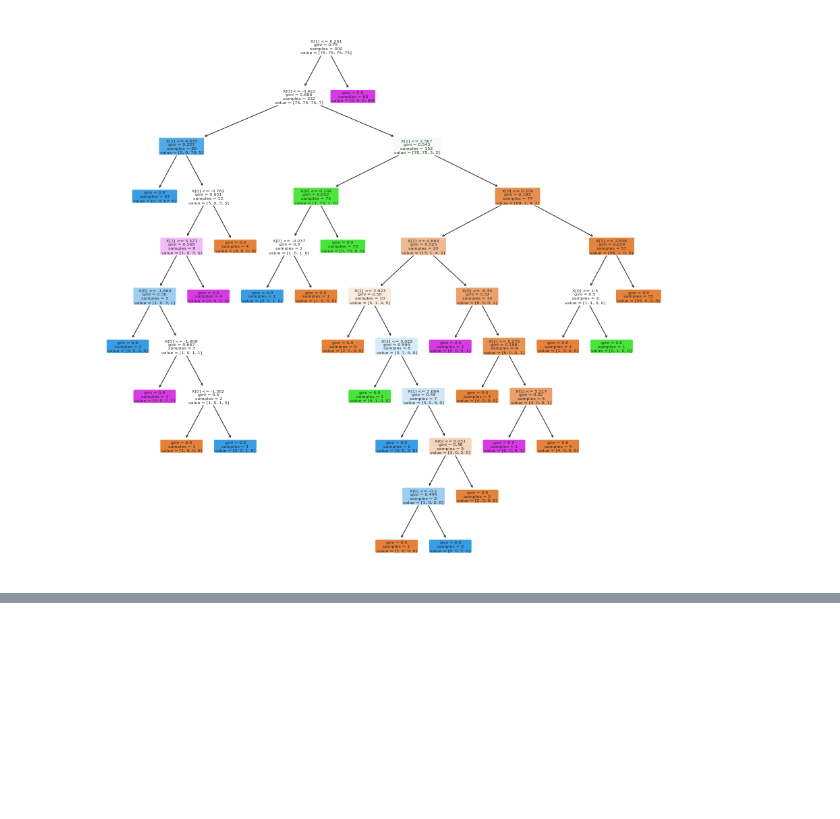
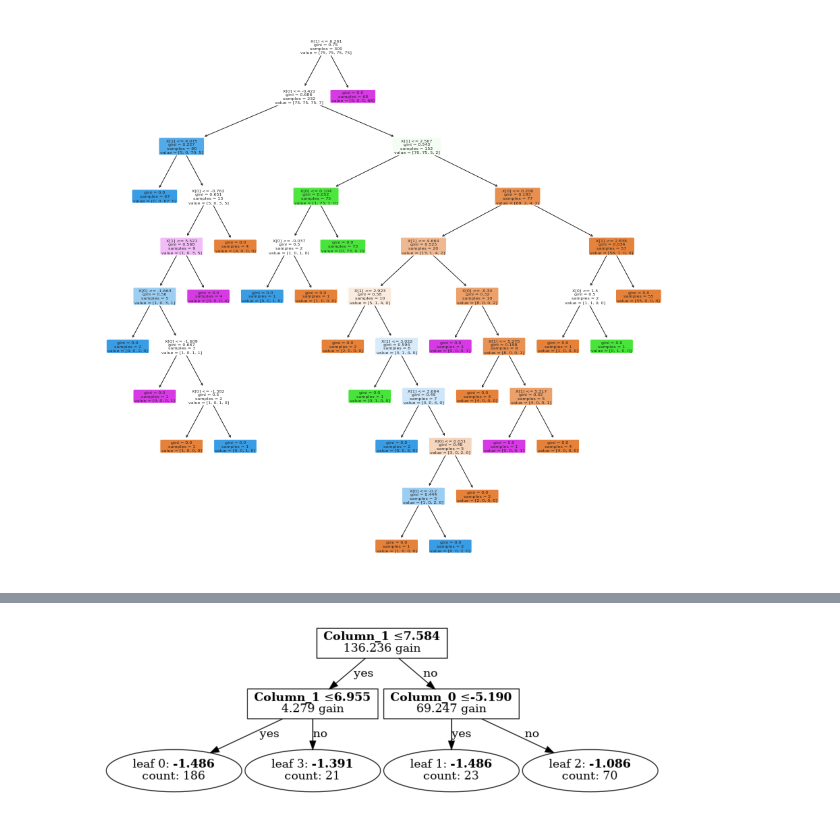
Before and after one commit to miguelgfierro/ai_projects, a Jupyter notebook: Grandient_Boosting_Decision_Trees/GBDT.ipynb, the cells around one changed output, grey strips where cells are left out. Saved outputs shown, nothing was run; the diff lists cells and outputs as text; code cells hidden in the pictures; blank space fills up the shorter version.

```diff
--- a/Grandient_Boosting_Decision_Trees/GBDT.ipynb
+++ b/Grandient_Boosting_Decision_Trees/GBDT.ipynb
@@ -108,0 +125,4 @@ visualize_tree(model, figsize=(15,15))
+# %%
+visualize_tree_lightgbm(model)
+# %% [output]
+[figure, added]
```
Also changed, not shown: parts of 15 cells of this notebook, 3 other files.
